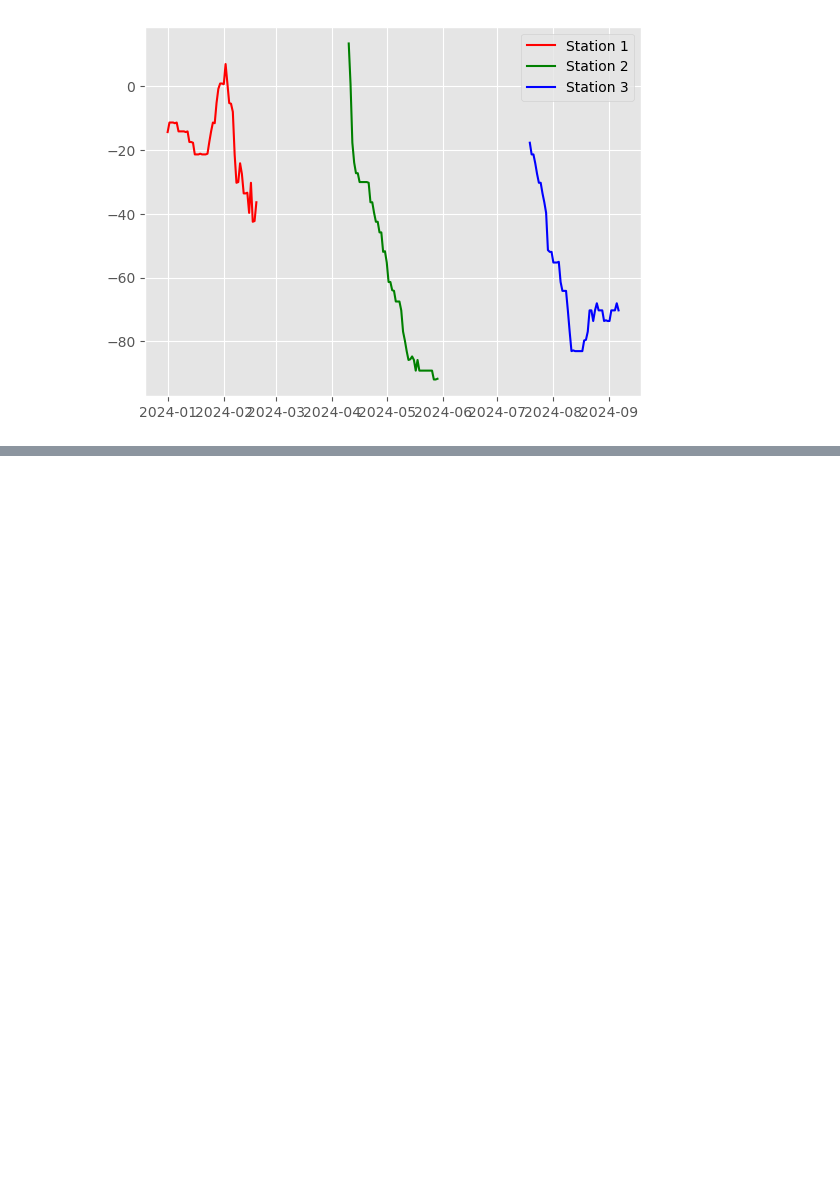
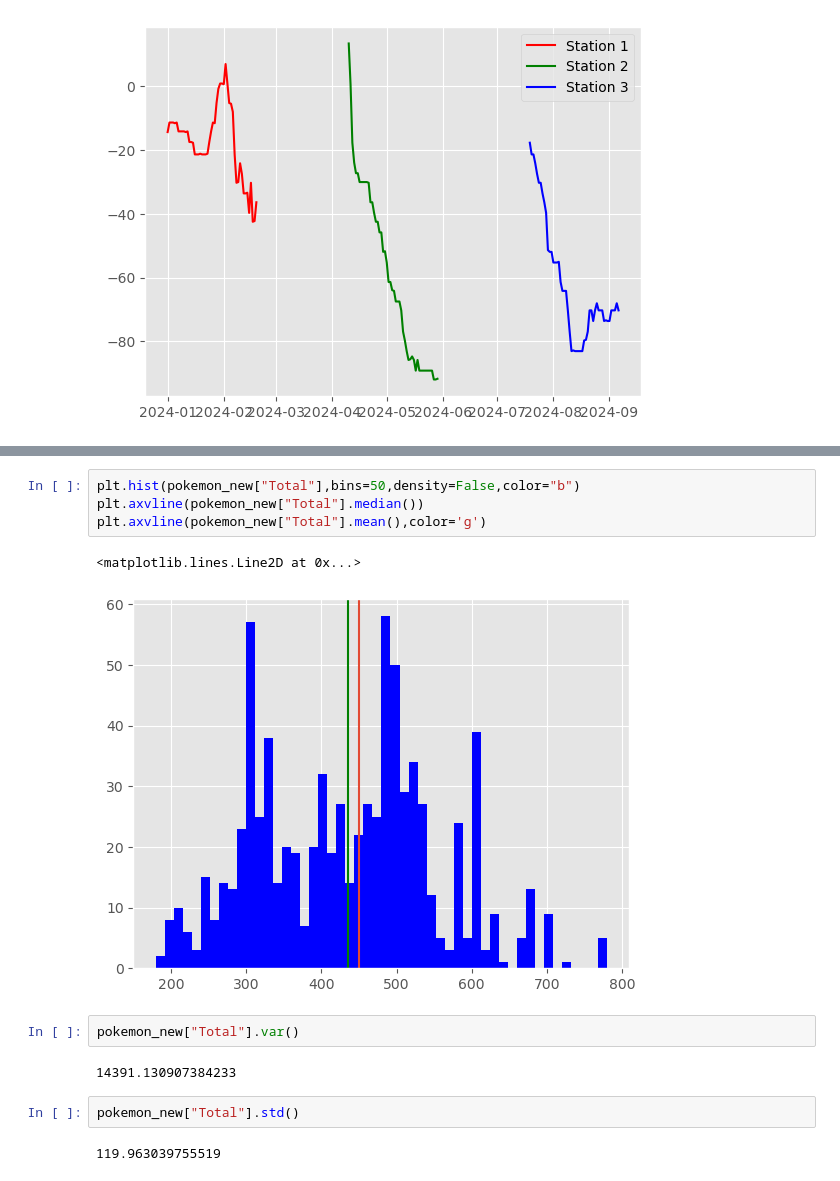
Before and after one commit to SadmanUddin/Data-analysis-and-statistics, a Jupyter notebook: Analysis/Untitled-1.ipynb, the cells around one changed output, grey strips where cells are left out. Cells and saved outputs as stored; diff of their text form; blank space fills up the shorter version.

```diff
--- a/Analysis/Untitled-1.ipynb
+++ b/Analysis/Untitled-1.ipynb
@@ -1018,0 +1060,15 @@ plt.show()
+# %%
+plt.hist(pokemon_new["Total"],bins=50,density=False,color="b")
+plt.axvline(pokemon_new["Total"].median())
+plt.axvline(pokemon_new["Total"].mean(),color='g')
+# %% [output]
+<matplotlib.lines.Line2D at 0x...>
+[figure, added]
+# %%
+pokemon_new["Total"].var()
+# %% [output]
+14391.130907384233
+# %%
+pokemon_new["Total"].std()
+# %% [output]
+119.963039755519
```
Also changed, not shown: parts of 15 cells of this notebook.
